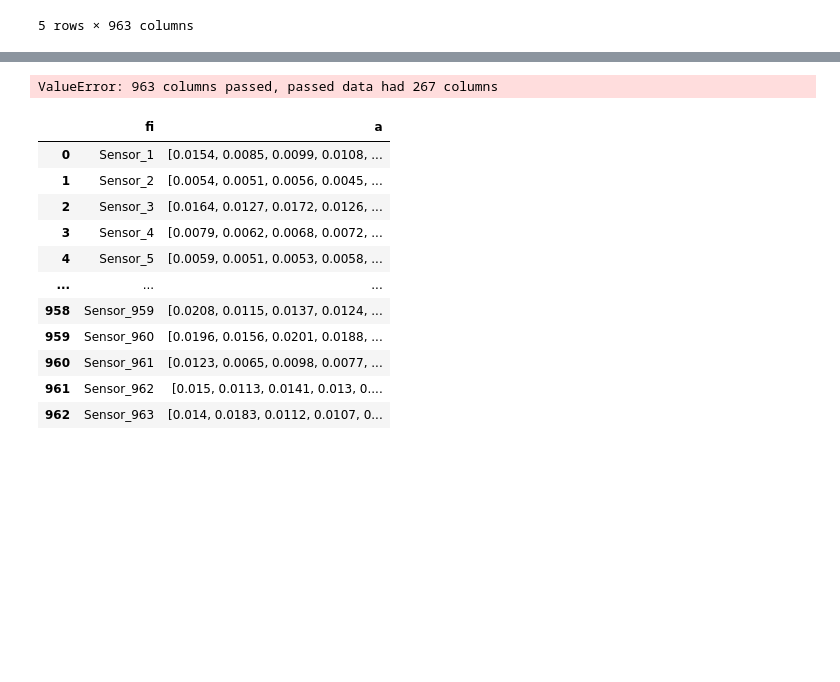
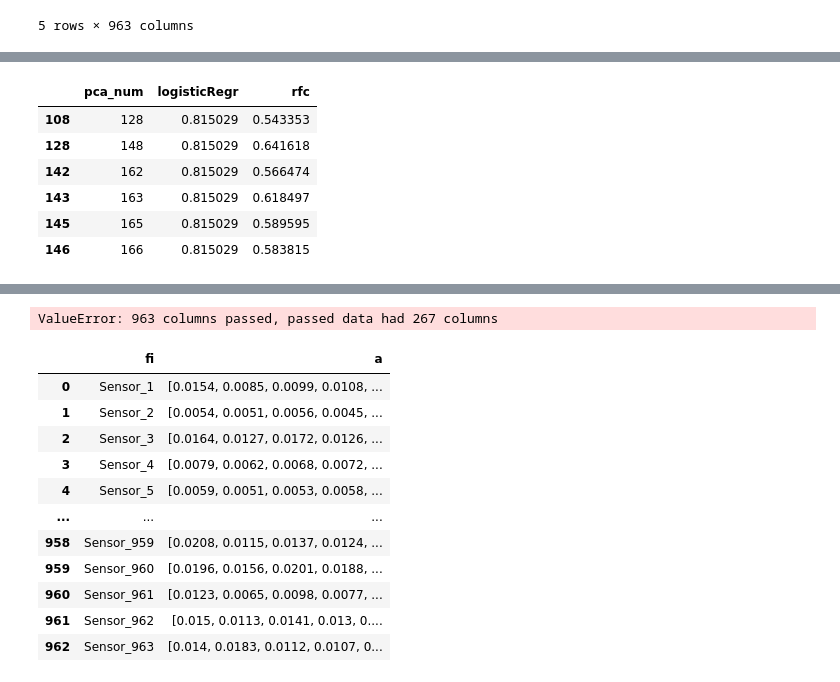
Before and after one commit to NICFRU/Advance-Machine-Learning, a Jupyter notebook: Bonus 2/Bonus2.ipynb, the cells around one changed output, grey strips where cells are left out. Saved outputs shown, nothing was run; the diff lists cells and outputs as text; code cells hidden in the pictures; blank space fills up the shorter version.

```diff
--- a/Bonus 2/Bonus2.ipynb
+++ b/Bonus 2/Bonus2.ipynb
@@ -179,2 +290,0 @@ for n_comp in range(10,200,10):
-# %%
-pca=PCA(n_components = 'mle',svd_solver = 'full')
@@ -184,0 +359,29 @@ ValueError: n_components='mle' is only supported if n_samples >= n_features
+# %%
+
+# Model Accuracy, how often is the classifier correct?
+
+
+liste_2=[]
+wert_2=[]
+liste_log_2=[]
+
+for n_comp in tqdm(range(20,210,1)):
+    rf = RandomForestClassifier(n_estimators=5, random_state=1)
+    logisticRegr = LogisticRegression(solver = 'lbfgs')
+    pca=PCA(n_components = n_comp)
+    df_pca=StandardScaler().fit_transform(X)
+    df_pca_2=pca.fit_transform(df_pca)
+    principalDf = pd.DataFrame(data = df_pca_2
+                , columns=['Wert_%s' % (n+1) for n in range(df_pca_2.shape[1])])
+    principalDf
+    logisticRegr.fit(principalDf, y)
+    rf.fit(principalDf, y)
+    X_test_fit = StandardScaler().fit_transform(X_test)
+    df_pca_2_test=pca.transform(X_test_fit)
+    principalDf_test = pd.DataFrame(data = df_pca_2_test
+        , columns=['Wert_%s' % (n+1) for n in range(df_pca_2_test.shape[1])])
+    y_pred_log=logisticRegr.predict(principalDf_test)
+    y_pred=rf.predict(principalDf_test)
+    liste_2.append(metrics.accuracy_score(y_test, y_pred))
+    wert_2.append(n_comp)
+    liste_log_2.append(metrics.accuracy_score(y_test, y_pred_log))
@@ -184,0 +406,17 @@ ValueError: n_components='mle' is only supported if n_samples >= n_features
+# %%
+reg_2=pd.DataFrame()
+reg_2['pca_num']=wert_2
+reg_2['logisticRegr']=liste_log_2
+reg_2['rfc']=liste_2
+logistic_2=reg_2.sort_values(by='logisticRegr',ascending=False).head(5).drop('rfc',axis=1)
+rfc_2=reg_2.sort_values(by='rfc',ascending=False).head(5).drop('logisticRegr',axis=1)
+# %%
+reg_2[reg_2['logisticRegr']==reg_2['logisticRegr'].max()]
+# %% [output]
+|  | pca_num | logisticRegr | rfc |
+| 108 | 128 | 0.815029 | 0.543353 |
+| 128 | 148 | 0.815029 | 0.641618 |
+| 142 | 162 | 0.815029 | 0.566474 |
+| 143 | 163 | 0.815029 | 0.618497 |
+| 145 | 165 | 0.815029 | 0.589595 |
+| 146 | 166 | 0.815029 | 0.583815 |
```
Also changed, not shown: parts of 29 cells of this notebook.
